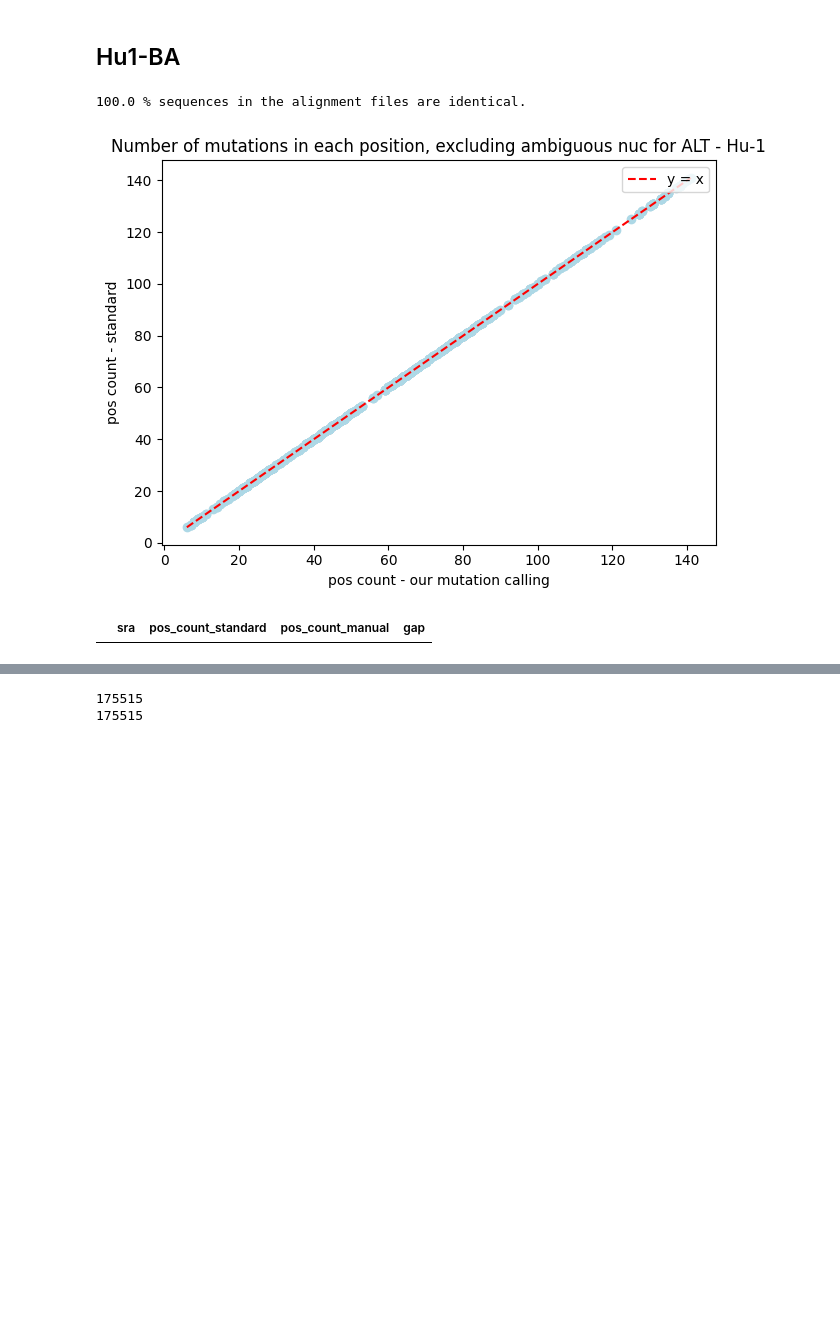
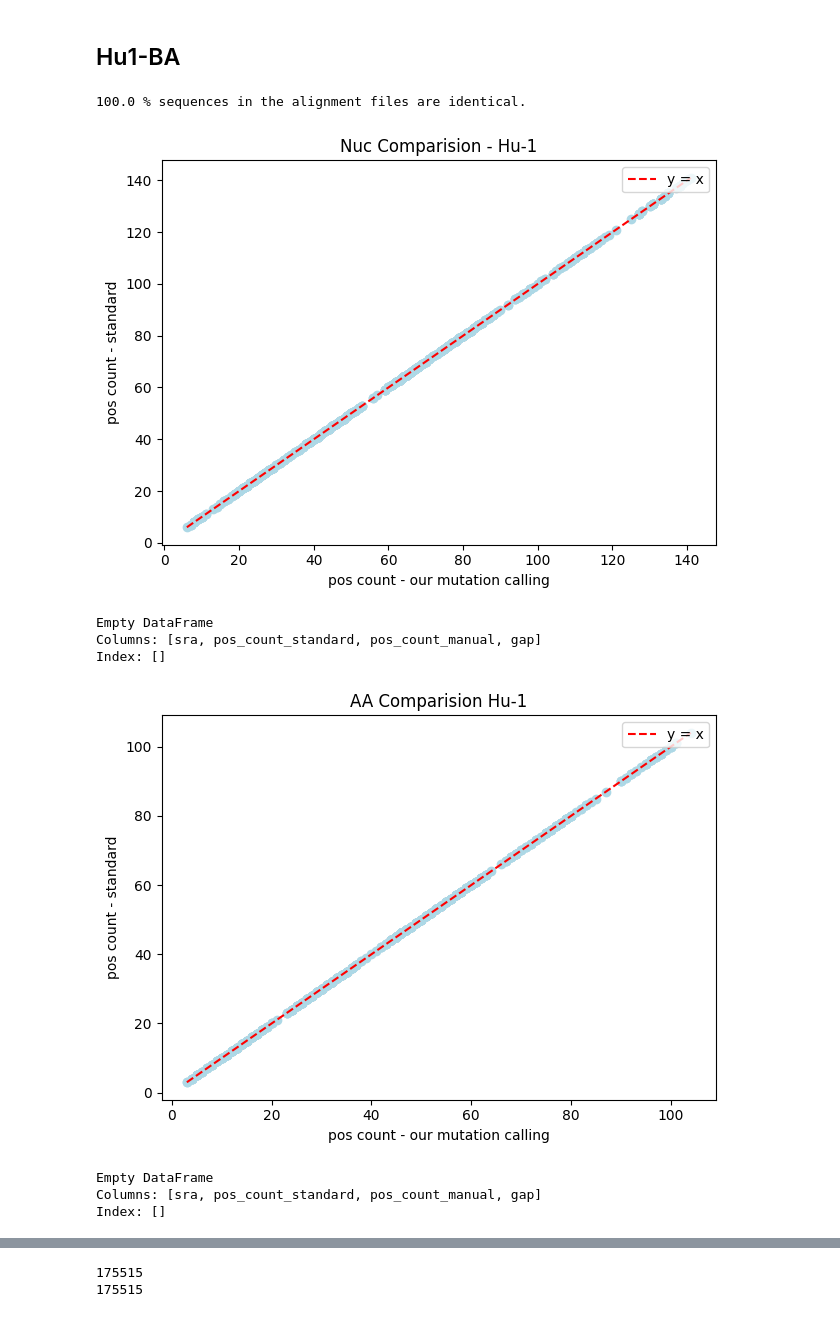
Before and after one commit to yutiachen5/bjorn_rep, a Jupyter notebook: output/sanity_check.ipynb, the cells around one changed output, grey strips where cells are left out. Drawn from its saved outputs; the diff is of its cells as text; code cells hidden in the pictures; blank space fills up the shorter version.

```diff
--- a/output/sanity_check.ipynb
+++ b/output/sanity_check.ipynb
@@ -68,3 +72,40 @@ def corr_plt(standard, manual, title):
+# %%
+def corr_plt_aa(standard, manual, title):
+
+    standard_grp = (
+        standard[(~standard["alt"].str.upper().isin(ambiguous_nuc)) & ((~standard["GFF_FEATURE"].isna()))]
+        .groupby("sra")["pos"]
+        .nunique()
+        .reset_index(name="pos_count_standard")
+    )
+
+    manual.loc[(manual["ref_aa"] == "X") | (manual["alt_aa"] == "X"), ["GFF_FEATURE", "ref_aa", "alt_aa", "pos_aa"]] = np.nan
+    manual_grp = (
+        manual[(~manual["alt"].str.upper().isin(ambiguous_nuc)) & ((~manual["GFF_FEATURE"].isna()))]
+        .groupby("sra")["pos"]
+        .nunique()
+        .reset_index(name="pos_count_manual")
+    )
+
+    merged2 = pd.merge(standard_grp, manual_grp, on='sra', how="outer").fillna(0)
+
+    plt.scatter(merged2['pos_count_manual'], merged2['pos_count_standard'], color='lightblue')
+    minv = min(merged2['pos_count_manual'])
+    maxv = max(merged2['pos_count_manual'])
+
+    plt.plot([minv, maxv], [minv, maxv], 'r--', label='y = x')
+    plt.legend(loc='upper right')
+    plt.xlabel("pos count - our mutation calling")
+    plt.ylabel("pos count - standard")
+    plt.title(f"AA Comparision {title}")
+    plt.tight_layout()
+    plt.show()
+
+    pos_mismatch = merged2[merged2['pos_count_standard'] != merged2['pos_count_manual']]
+    pos_mismatch["gap"] = pos_mismatch["pos_count_manual"] - pos_mismatch["pos_count_standard"]
+    pos_mismatch = pos_mismatch.sort_values(by=["gap"], ascending=False)
+
+    return pos_mismatch
 # %%
 def get_common_seqs(fa1, fa2):
     seq1 = {rec.id: str(rec.seq).upper() for rec in SeqIO.parse(fa1, "fasta")}
@@ -77,18 +118,25 @@ def get_common_seqs(fa1, fa2):
 # %%
 common_set = get_common_seqs(hu1_gf_dir+"alignment.fasta", hu1_mm_dir+"alignment.fasta")
 
 hu1_gf, hu1_gf_filtered = process(hu1_gf_dir+"mutations.tsv", common_set)
 hu1_mm, hu1_mm_filtered = process(hu1_mm_dir+"mutations.tsv", common_set)
 
 print(round(len(hu1_mm_filtered)/len(hu1_mm), 2)*100, "% sequences in the alignment files are identical.")
 
-pos_mismatch = corr_plt(hu1_gf_filtered, hu1_mm_filtered, "Hu-1")
-pos_mismatch["gap"] = pos_mismatch["pos_count_manual"] - pos_mismatch["pos_count_standard"]
-pos_mismatch.sort_values(by=["gap"], ascending=False)
+pos_mismatch = corr_plt_nuc(hu1_gf_filtered, hu1_mm_filtered, "Hu-1")
+print(pos_mismatch)
+pos_mismatch = corr_plt_aa(hu1_gf_filtered, hu1_mm_filtered, "Hu-1")
+print(pos_mismatch)
 # %% [output]
 100.0 % sequences in the alignment files are identical.
-[figure, old version]
+[figure, new version]
-|  | sra | pos_count_standard | pos_count_manual | gap |
+Empty DataFrame
+Columns: [sra, pos_count_standard, pos_count_manual, gap]
+Index: []
+[figure, added]
+Empty DataFrame
+Columns: [sra, pos_count_standard, pos_count_manual, gap]
+Index: []
 # %%
 tmp1 = (hu1_gf[~hu1_gf["alt"].isin(ambiguous_nuc)]
         .drop(columns=["ref_codon", "alt_codon"])
```
Also changed, not shown: parts of 17 cells of this notebook, 5 other files.
